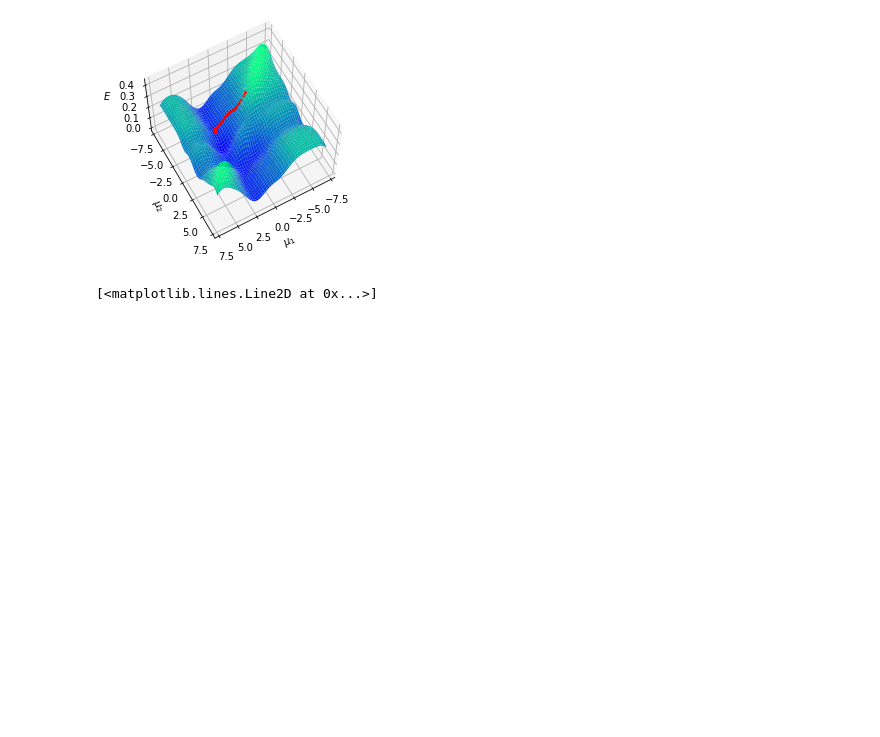
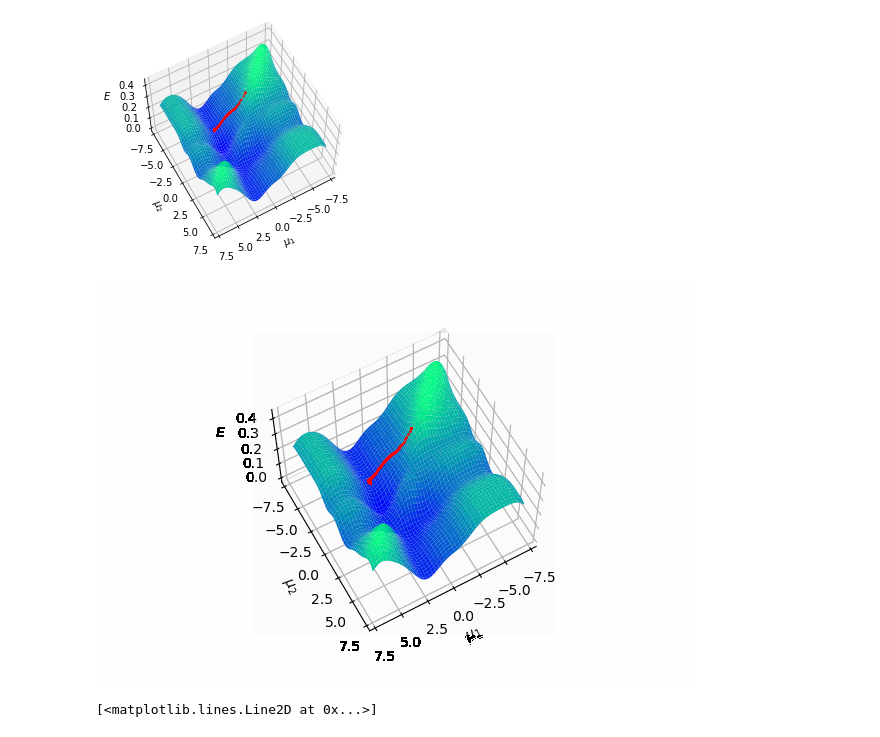
Before and after one commit to fftakumi/MOD2NNQ, a Jupyter notebook: Optimizer/introduction.ipynb, the cells around one changed output. Drawn from its saved outputs; the diff is of its cells as text; code cells hidden in the pictures; blank space fills up the shorter version.

```diff
--- a/Optimizer/introduction.ipynb
+++ b/Optimizer/introduction.ipynb
@@ -70,7 +70,7 @@ y_hat = Phi @ w
 
 mu_history = []
 E_history = []
-iter = 400
+iter = 200
 alpha = 1
 mu = mu_init
 for i in range(iter):
@@ -119,6 +119,11 @@ Image('out/gradient.gif')
 # %% [output]
 [figure]
 [figure]
+# %%
+ani.save('out/gradient.gif', writer='pillow', dpi=100)
+Image('out/gradient.gif')
+# %% [output]
+[figure, added]
 # %%
 for i, mu in enumerate(mu_history):
   peak1 = w[0] *gauss(x , mu[0], sigma[0])
```
Also changed, not shown: 1 other file.
